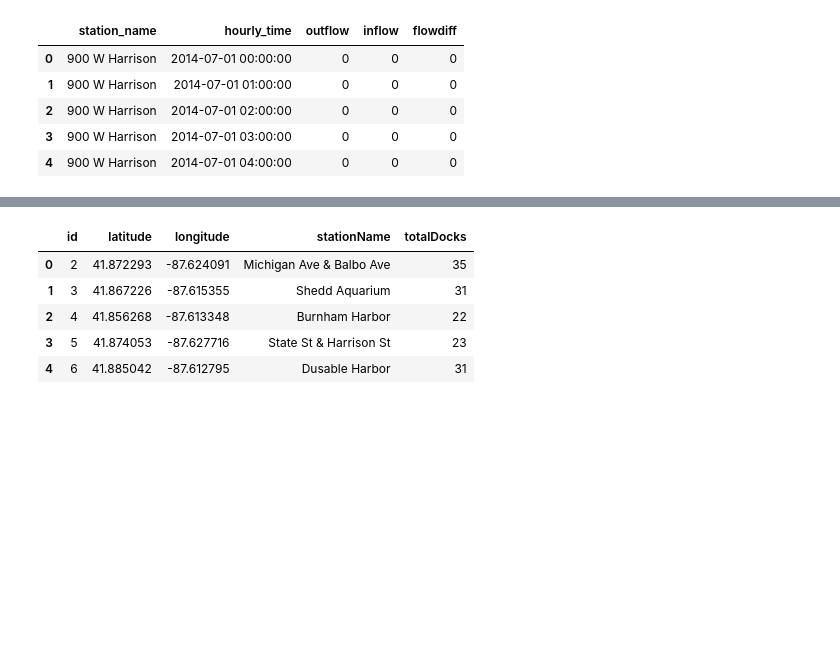
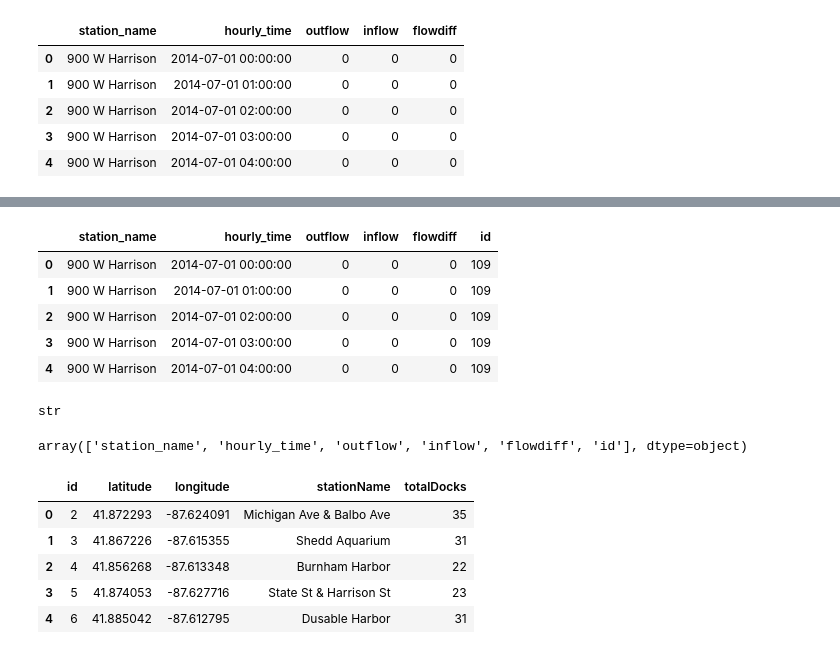
Before and after one commit to yongcho822/Divvy-Project, a Jupyter notebook: McNulty.ipynb, the cells around one changed output, grey strips where cells are left out. Saved outputs shown, nothing was run; the diff lists cells and outputs as text; code cells hidden in the pictures; blank space fills up the shorter version.

```diff
--- a/McNulty.ipynb
+++ b/McNulty.ipynb
@@ -170,3 +184,20 @@ api_df.head()
+# %%
+result.head()
+# %% [output]
+|  | station_name | hourly_time | outflow | inflow | flowdiff | id |
+| 0 | 900 W Harrison | 2014-07-01 00:00:00 | 0 | 0 | 0 | 109 |
+| 1 | 900 W Harrison | 2014-07-01 01:00:00 | 0 | 0 | 0 | 109 |
+| 2 | 900 W Harrison | 2014-07-01 02:00:00 | 0 | 0 | 0 | 109 |
+| 3 | 900 W Harrison | 2014-07-01 03:00:00 | 0 | 0 | 0 | 109 |
+| 4 | 900 W Harrison | 2014-07-01 04:00:00 | 0 | 0 | 0 | 109 |
+# %%
+type(result.columns.values[0])
+# %% [output]
+str
+# %%
+result.columns.values
+# %% [output]
+array(['station_name', 'hourly_time', 'outflow', 'inflow', 'flowdiff', 'id'], dtype=object)
 # %%
 request= Request('http://www.divvybikes.com/stations/json')
 response = urlopen(request)
```
Also changed, not shown: parts of 20 cells of this notebook.
